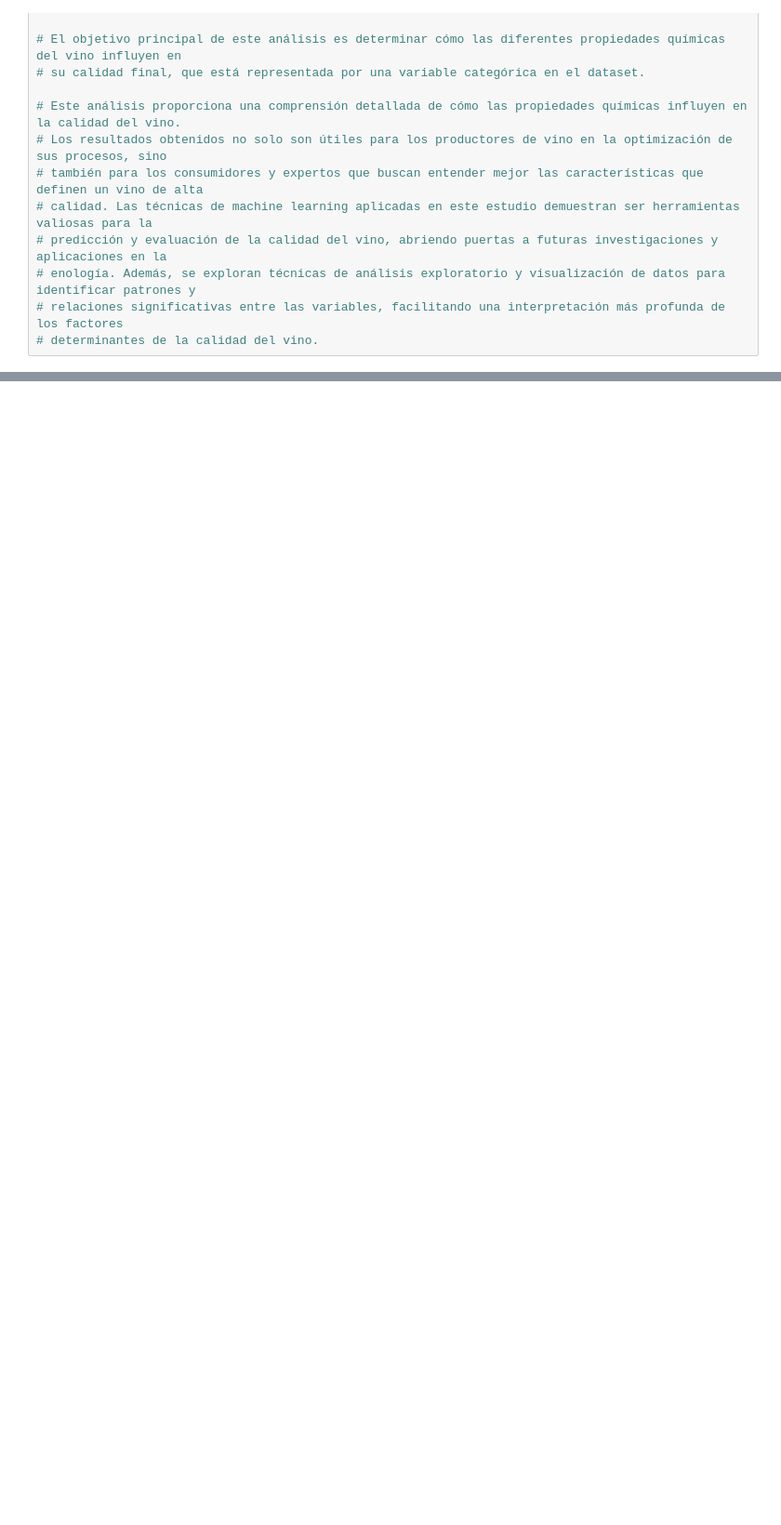
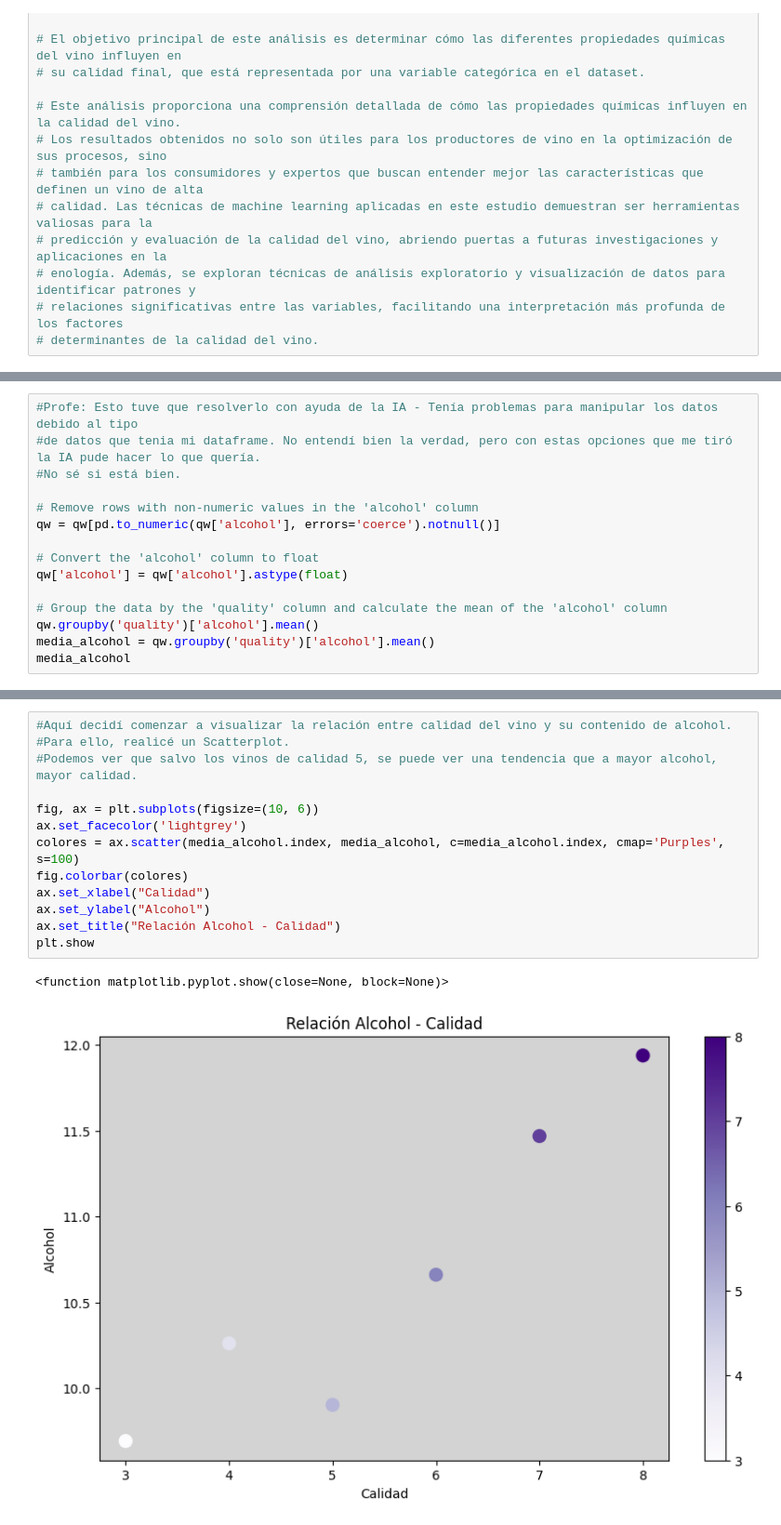
Before and after one commit to ignaciomz/CH_IM_61140, a Jupyter notebook: WineQuality_Parte1_Martínez.ipynb, the cells around one changed output, grey strips where cells are left out. Shown: that part at 93% size. Cells and saved outputs as stored; diff of their text form; blank space fills up the shorter version.

```diff
--- a/WineQuality_Parte1_Martínez.ipynb
+++ b/WineQuality_Parte1_Martínez.ipynb
@@ -39,0 +61,15 @@ qw = pd.read_csv(url, sep=";")
+# %%
+#Profe: Esto tuve que resolverlo con ayuda de la IA - Tenía problemas para manipular los datos debido al tipo
+#de datos que tenia mi dataframe. No entendí bien la verdad, pero con estas opciones que me tiró la IA pude hacer lo que quería.
+#No sé si está bien.
+
+# Remove rows with non-numeric values in the 'alcohol' column
+qw = qw[pd.to_numeric(qw['alcohol'], errors='coerce').notnull()]
+
+# Convert the 'alcohol' column to float
+qw['alcohol'] = qw['alcohol'].astype(float)
+
+# Group the data by the 'quality' column and calculate the mean of the 'alcohol' column
+qw.groupby('quality')['alcohol'].mean()
+media_alcohol = qw.groupby('quality')['alcohol'].mean()
+media_alcohol
@@ -39,0 +90,16 @@ qw = pd.read_csv(url, sep=";")
+# %%
+#Aquí decidí comenzar a visualizar la relación entre calidad del vino y su contenido de alcohol.
+#Para ello, realicé un Scatterplot.
+#Podemos ver que salvo los vinos de calidad 5, se puede ver una tendencia que a mayor alcohol, mayor calidad.
+
+fig, ax = plt.subplots(figsize=(10, 6))
+ax.set_facecolor('lightgrey')
+colores = ax.scatter(media_alcohol.index, media_alcohol, c=media_alcohol.index, cmap='Purples', s=100)
+fig.colorbar(colores)
+ax.set_xlabel("Calidad")
+ax.set_ylabel("Alcohol")
+ax.set_title("Relación Alcohol - Calidad")
+plt.show
+# %% [output]
+<function matplotlib.pyplot.show(close=None, block=None)>
+[figure, added]
```
Also changed, not shown: parts of 10 cells of this notebook.
